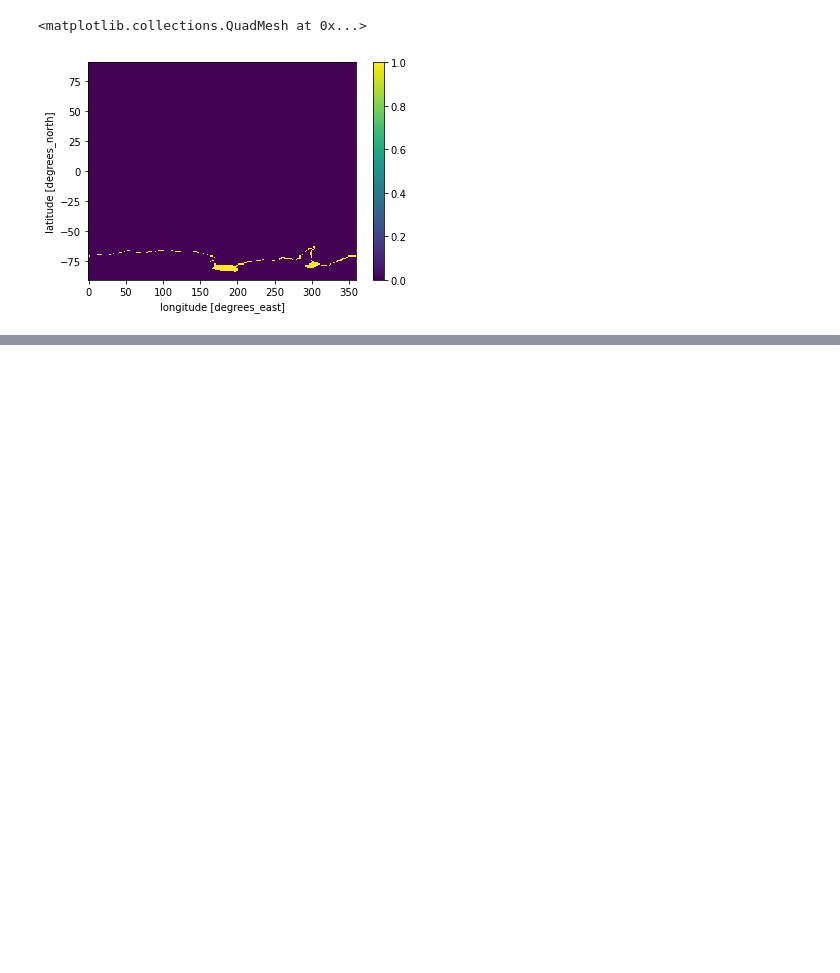
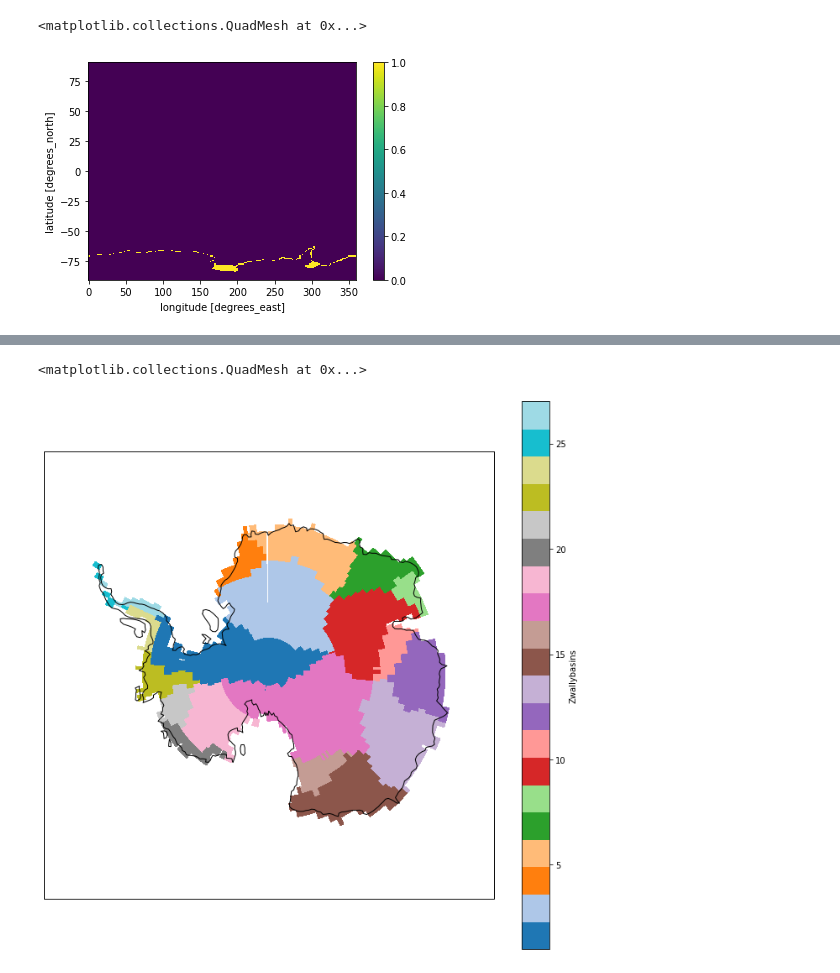
Before and after one commit to lvankampenhout/cesm_ext_ais, a Jupyter notebook: example notebook Nikola.ipynb, the cells around one changed output, grey strips where cells are left out. Drawn from its saved outputs; the diff is of its cells as text; code cells hidden in the pictures; blank space fills up the shorter version.

```diff
--- a/example notebook Nikola.ipynb
+++ b/example notebook Nikola.ipynb
@@ -164,0 +233,17 @@ xr.where((ais_oro > 0.1) * (ais_oro < 100), 1, 0).plot()
+# %%
+with xr.open_dataset('AIS_Grounded_basins_Zwally_CESMgrid.nc') as ds:
+    basins = ds.Zwallybasins
+# %%
+add_2d_coordinate_information(basins)
+basins = change_value_to_missing(basins, value=0.0)
+# %%
+fig = plt.figure(figsize=(12,12))
+ax = fig.subplots(subplot_kw={'projection':ccrs.SouthPolarStereo()})
+
+ax.set_extent((-180,180,-90,-60), crs=ccrs.PlateCarree())
+
+ax.coastlines()
+basins.plot.pcolormesh('lon2d','lat2d',ax=ax, transform=ccrs.PlateCarree(), cmap='tab20')
+# %% [output]
+<matplotlib.collections.QuadMesh at 0x...>
+[figure, added]
```
Also changed, not shown: parts of 33 cells of this notebook, 1 other file.
